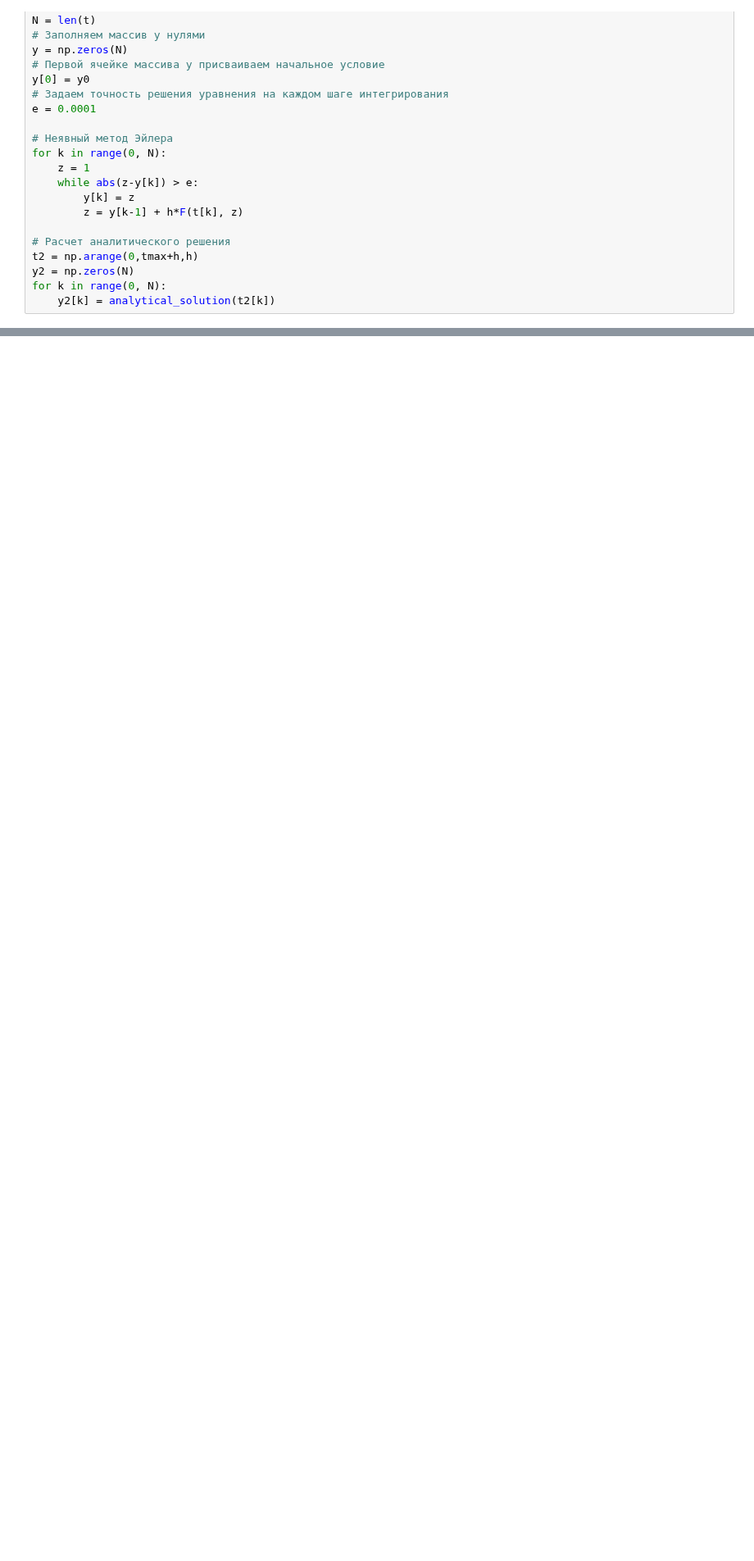
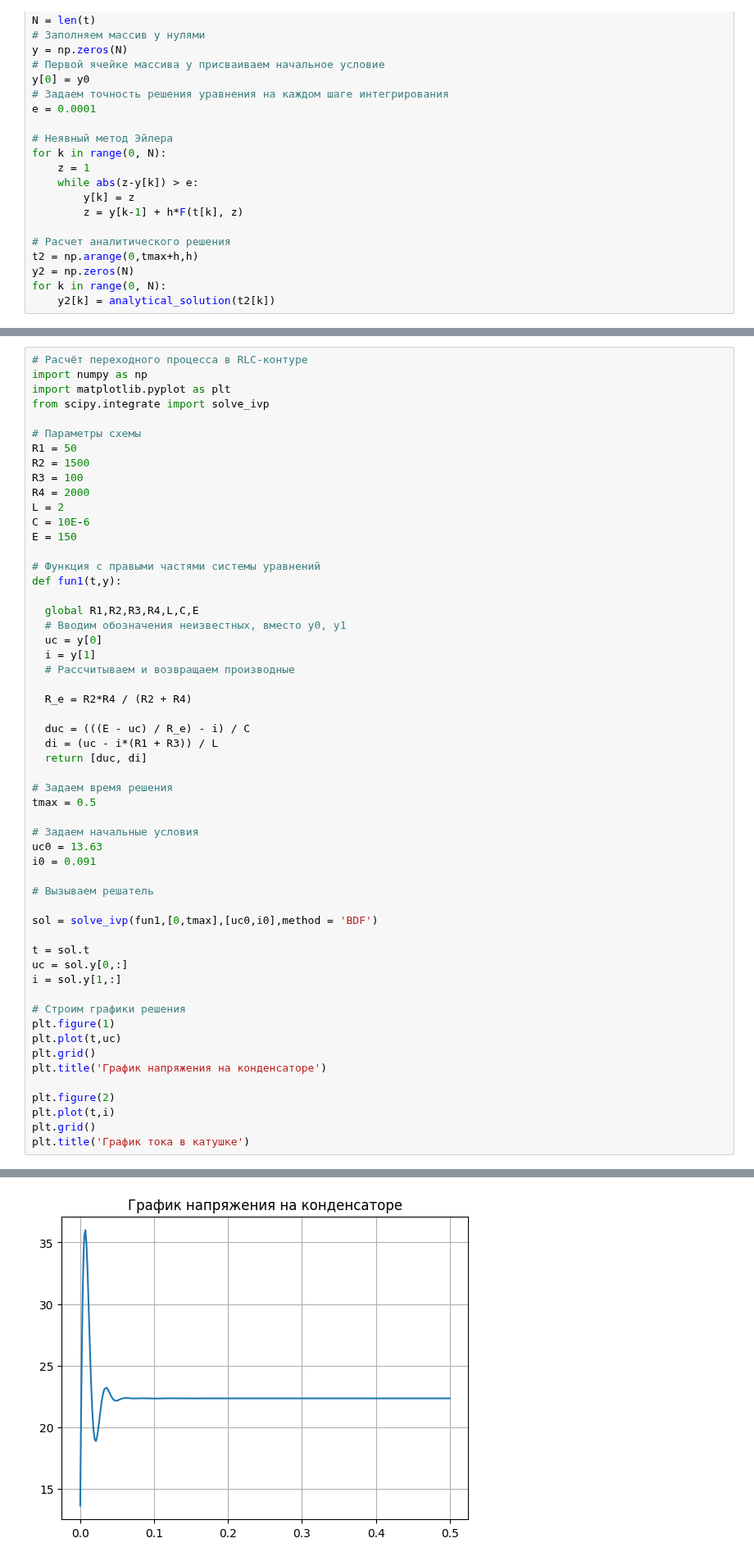
Before and after one commit to hisoriosi/python_labs, a Jupyter notebook: 2 semester 1 kurs/lab3.ipynb, the cells around one changed output, grey strips where cells are left out. Shown at 82% size. Saved outputs shown, nothing was run; the diff lists cells and outputs as text; blank space fills up the shorter version.

```diff
--- a/2 semester 1 kurs/lab3.ipynb
+++ b/2 semester 1 kurs/lab3.ipynb
@@ -58,0 +69,56 @@ NameError: name 't' is not defined
+# %%
+# Расчёт переходного процесса в RLC-контуре
+import numpy as np
+import matplotlib.pyplot as plt
+from scipy.integrate import solve_ivp
+
+# Параметры схемы
+R1 = 50
+R2 = 1500
+R3 = 100
+R4 = 2000
+L = 2
+C = 10E-6
+E = 150
+
+# Функция с правыми частями системы уравнений
+def fun1(t,y):
+
+  global R1,R2,R3,R4,L,C,E
+  # Вводим обозначения неизвестных, вместо y0, y1
+  uc = y[0]
+  i = y[1]
+  # Рассчитываем и возвращаем производные
+
+  R_e = R2*R4 / (R2 + R4)
+
+  duc = (((E - uc) / R_e) - i) / C
+  di = (uc - i*(R1 + R3)) / L
+  return [duc, di]
+
+# Задаем время решения
+tmax = 0.5
+
+# Задаем начальные условия
+uc0 = 13.63
+i0 = 0.091
+
+# Вызываем решатель
+
+sol = solve_ivp(fun1,[0,tmax],[uc0,i0],method = 'BDF')
+
+t = sol.t
+uc = sol.y[0,:]
+i = sol.y[1,:]
+
+# Строим графики решения
+plt.figure(1)
+plt.plot(t,uc)
+plt.grid()
+plt.title('График напряжения на конденсаторе')
+
+plt.figure(2)
+plt.plot(t,i)
+plt.grid()
+plt.title('График тока в катушке')
+# %% [output]
@@ -58,0 +126 @@ NameError: name 't' is not defined
+[figure, added]
```
Also changed, not shown: parts of 3 cells of this notebook, 2 other files.
